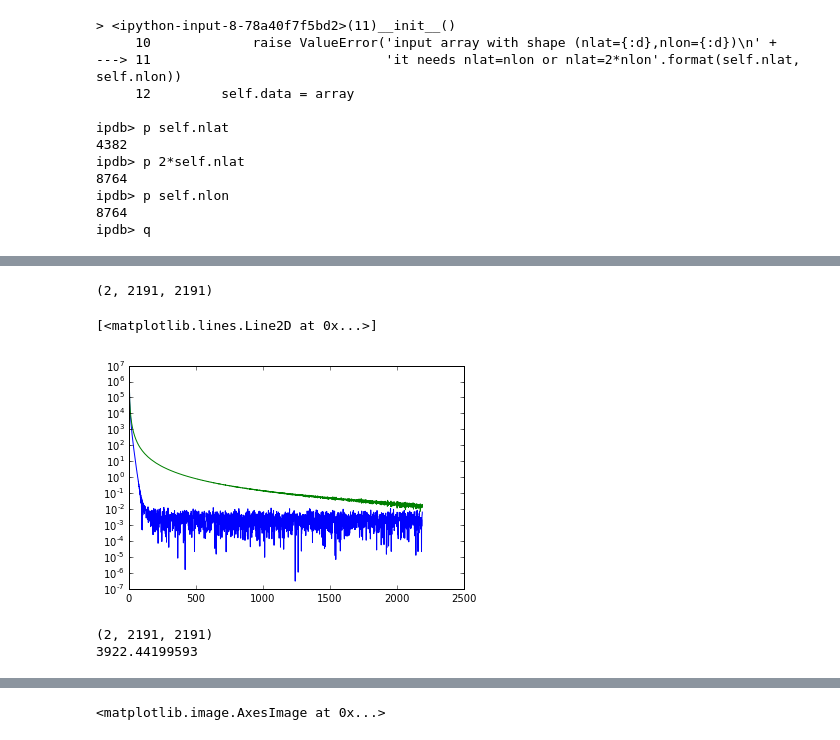
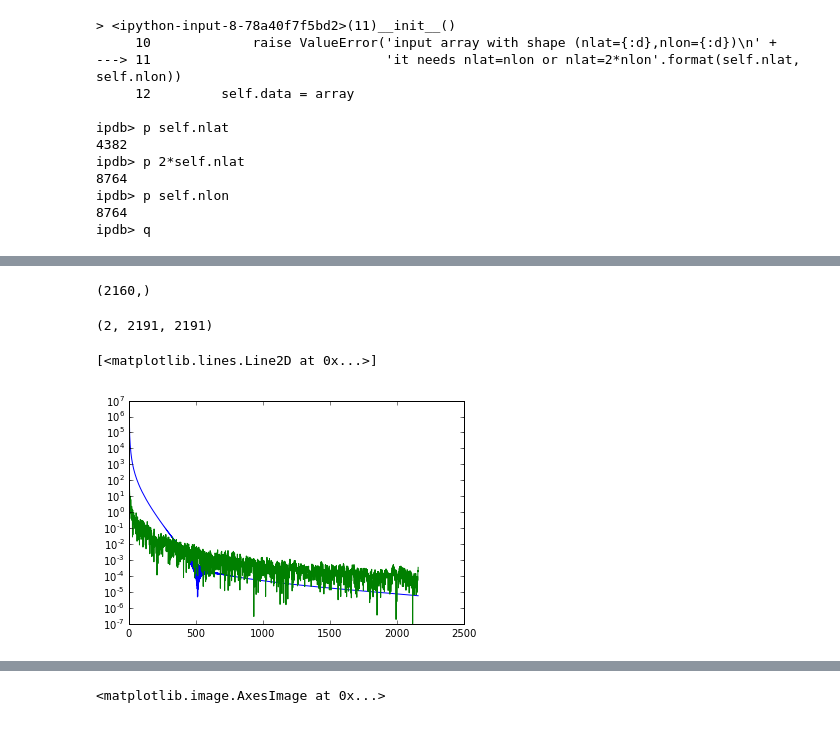
Before and after one commit to korin-worm-code/GravityTomo, a Jupyter notebook: GravTomo.ipynb, the cells around one changed output, grey strips where cells are left out. Drawn from its saved outputs; the diff is of its cells as text; code cells hidden in the pictures.

```diff
--- a/GravTomo.ipynb
+++ b/GravTomo.ipynb
@@ -190,2 +195,0 @@ plt.imshow(T)
-# %%
-gravity_disturbance_SH = sht.SHExpandDH(grav[0])
@@ -276,9 +282,9 @@ print lmax
 # %% [output]
 2190
 # %%
-co_lats = np.linspace(0.,np.pi,num=grid.shape[0],endpoint=True)
+co_lats = np.linspace(0.,np.pi,num=T.shape[0],endpoint=True)
 # %%
-rpm_2D = -make_Rpm(R_e = r0_pot_earth, r_i = 0.9*r0_pot_earth, co_lats = co_lats, shp = grid.shape)
+rpm_2D = -make_Rpm(R_e = 6371000., r_i = 0.98*6371000., co_lats = co_lats, shp = T.shape)
 # %%
 plt.imshow(rpm_2D)
 # %% [output]
@@ -324,19 +330,15 @@ rpm_2D_SH.shape
+# %%
+kernel =  rpm_2D_SH[0,:,0]
+print kernel.shape
+# %% [output]
+(2160,)
 # %%
 coeffs.shape
 # %% [output]
 (2, 2191, 2191)
 # %%
-plt.semilogy(np.abs(rpm_2D_SH[0,:,0]))
-plt.semilogy(np.abs(foo[0,:,0]))
+plt.semilogy(np.abs(kernel))
+plt.semilogy(np.abs(T_SH[0,:,0]))
 # %% [output]
 [<matplotlib.lines.Line2D at 0x...>]
-[figure, old version]
+[figure, new version]
-# %%
-convolved = rpm_2D_SH[0,:,0] * coeffs
-print convolved.shape
-convolved_c20 = convolved[0,2,0]
-print convolved_c20
-convolved[0,2,0] = 0.
-# %% [output]
-(2, 2191, 2191)
-3922.44199593
```
Also changed, not shown: parts of 13 cells of this notebook.
